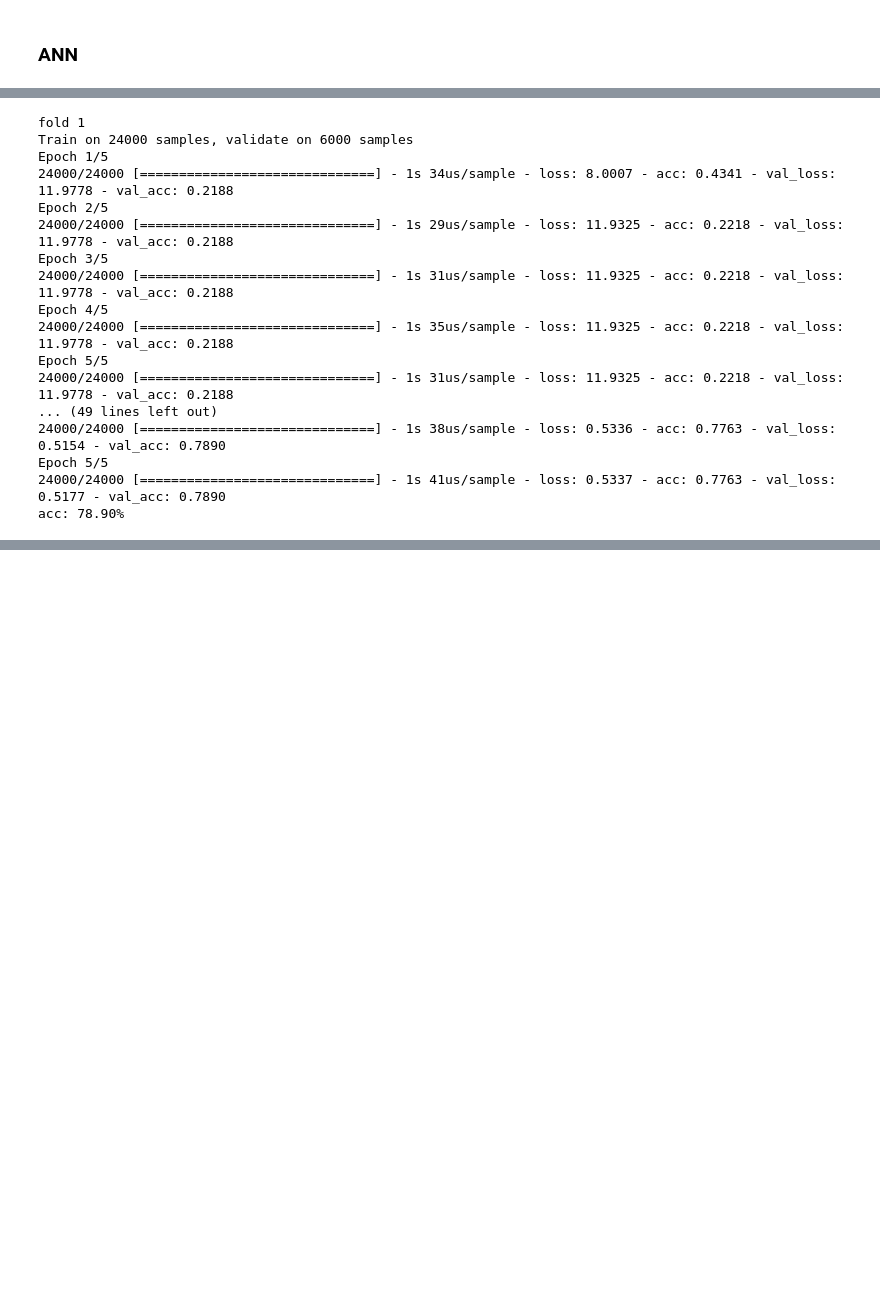
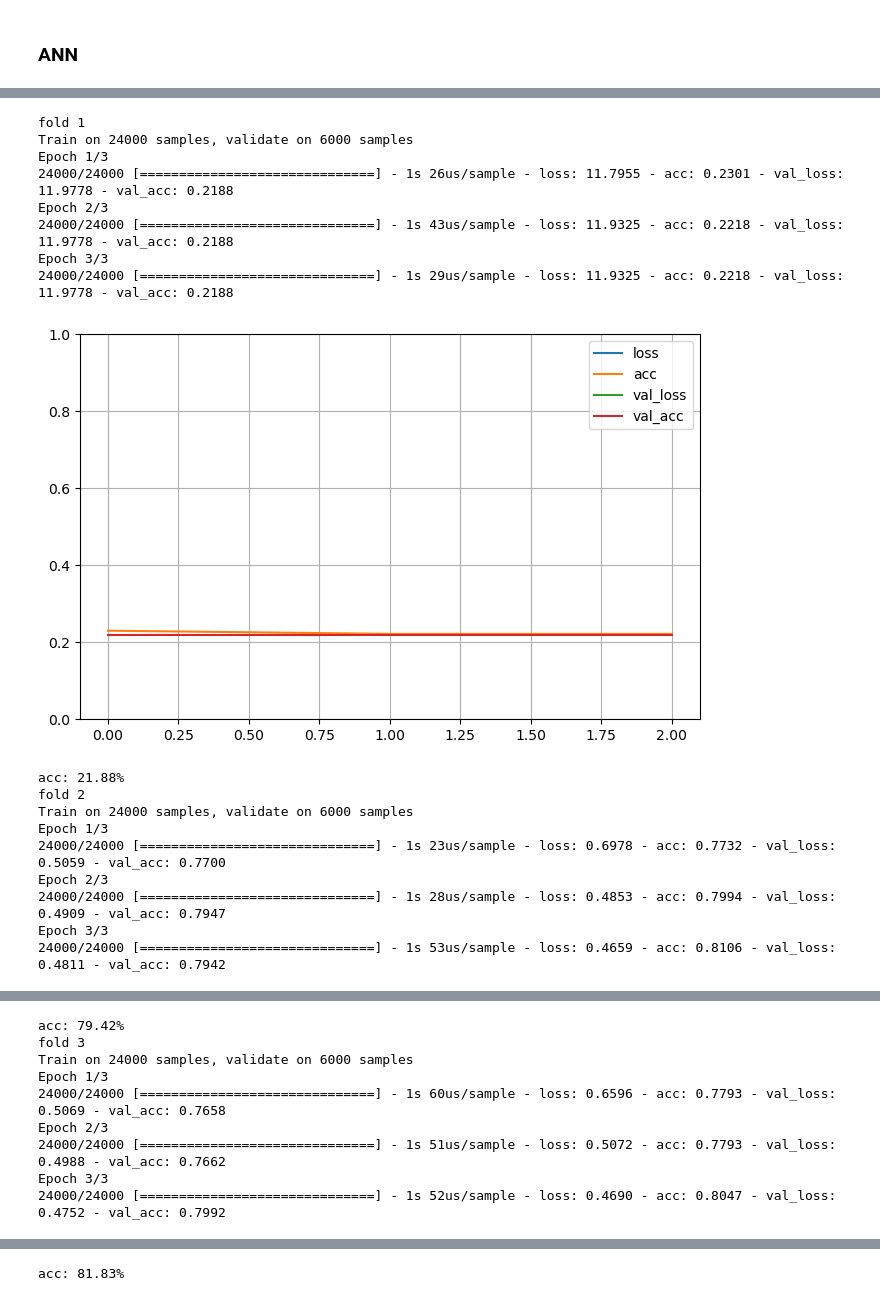
Before and after one commit to yizhengliu/MLCoursework, a Jupyter notebook: Coursework1_cat_so_far.ipynb, the cells around one changed output, grey strips where cells are left out. Cells and saved outputs as stored; diff of their text form; code cells hidden in the pictures; blank space fills up the shorter version.

```diff
--- a/Coursework1_cat_so_far.ipynb
+++ b/Coursework1_cat_so_far.ipynb
@@ -318,43 +320,47 @@ ann.save_weights('model.h5')
 # %%
 kf = KFold(n_splits=5)
 k=1
 bestScore = 0
 bestModel = None
 for train_index, test_index in kf.split(Xs):
     print("fold",k)
 # initialise the weight for each fold
     ann.load_weights('model.h5')
 # Split the data
     X_train, X_test = np.array(Xs)[train_index], np.array(Xs)[test_index]
     y_train, y_test = np.array(y)[train_index], np.array(y)[test_index]
 
     # training and validation
-    ann.fit(np.array(X_train), np.array(y_train), epochs=5,
+    history = ann.fit(np.array(X_train), np.array(y_train), epochs=3,
     validation_data=(np.array(X_test),
     np.array(y_test)))
-
+    pd.DataFrame(history.history).plot(figsize=(8, 5))
+    plt.grid(True)
+    plt.gca().set_ylim(0, 1) # set the vertical range to [0-1]
+    plt.show()
     # evaluate the accuracy of each fold
     scores = ann.evaluate(np.array(X_test), np.array(y_test), verbose=0)
     if(score > bestScore):
         bestScore = score
         bestModel = ann
     print("%s: %.2f%%" % (ann.metrics_names[1], scores[1]*100))
     k=k+1
 # %% [output]
 fold 1
 Train on 24000 samples, validate on 6000 samples
-Epoch 1/5
-24000/24000 [==============================] - 1s 34us/sample - loss: 8.0007 - acc: 0.4341 - val_loss: 11.9778 - val_acc: 0.2188
-Epoch 2/5
+Epoch 1/3
+24000/24000 [==============================] - 1s 26us/sample - loss: 11.7955 - acc: 0.2301 - val_loss: 11.9778 - val_acc: 0.2188
+Epoch 2/3
+24000/24000 [==============================] - 1s 43us/sample - loss: 11.9325 - acc: 0.2218 - val_loss: 11.9778 - val_acc: 0.2188
+Epoch 3/3
 24000/24000 [==============================] - 1s 29us/sample - loss: 11.9325 - acc: 0.2218 - val_loss: 11.9778 - val_acc: 0.2188
-Epoch 3/5
-24000/24000 [==============================] - 1s 31us/sample - loss: 11.9325 - acc: 0.2218 - val_loss: 11.9778 - val_acc: 0.2188
-Epoch 4/5
-24000/24000 [==============================] - 1s 35us/sample - loss: 11.9325 - acc: 0.2218 - val_loss: 11.9778 - val_acc: 0.2188
-Epoch 5/5
-24000/24000 [==============================] - 1s 31us/sample - loss: 11.9325 - acc: 0.2218 - val_loss: 11.9778 - val_acc: 0.2188
-... (49 lines left out)
-24000/24000 [==============================] - 1s 38us/sample - loss: 0.5336 - acc: 0.7763 - val_loss: 0.5154 - val_acc: 0.7890
-Epoch 5/5
-24000/24000 [==============================] - 1s 41us/sample - loss: 0.5337 - acc: 0.7763 - val_loss: 0.5177 - val_acc: 0.7890
-acc: 78.90%
+[figure, added]
+acc: 21.88%
+fold 2
+Train on 24000 samples, validate on 6000 samples
+Epoch 1/3
+24000/24000 [==============================] - 1s 23us/sample - loss: 0.6978 - acc: 0.7732 - val_loss: 0.5059 - val_acc: 0.7700
+Epoch 2/3
+24000/24000 [==============================] - 1s 28us/sample - loss: 0.4853 - acc: 0.7994 - val_loss: 0.4909 - val_acc: 0.7947
+Epoch 3/3
+24000/24000 [==============================] - 1s 53us/sample - loss: 0.4659 - acc: 0.8106 - val_loss: 0.4811 - val_acc: 0.7942
@@ -360,0 +368,9 @@ acc: 78.90%
+acc: 79.42%
+fold 3
+Train on 24000 samples, validate on 6000 samples
+Epoch 1/3
+24000/24000 [==============================] - 1s 60us/sample - loss: 0.6596 - acc: 0.7793 - val_loss: 0.5069 - val_acc: 0.7658
+Epoch 2/3
+24000/24000 [==============================] - 1s 51us/sample - loss: 0.5072 - acc: 0.7793 - val_loss: 0.4988 - val_acc: 0.7662
+Epoch 3/3
+24000/24000 [==============================] - 1s 52us/sample - loss: 0.4690 - acc: 0.8047 - val_loss: 0.4752 - val_acc: 0.7992
@@ -360,0 +398 @@ acc: 78.90%
+acc: 81.83%
```
Also changed, not shown: parts of 5 cells of this notebook.
